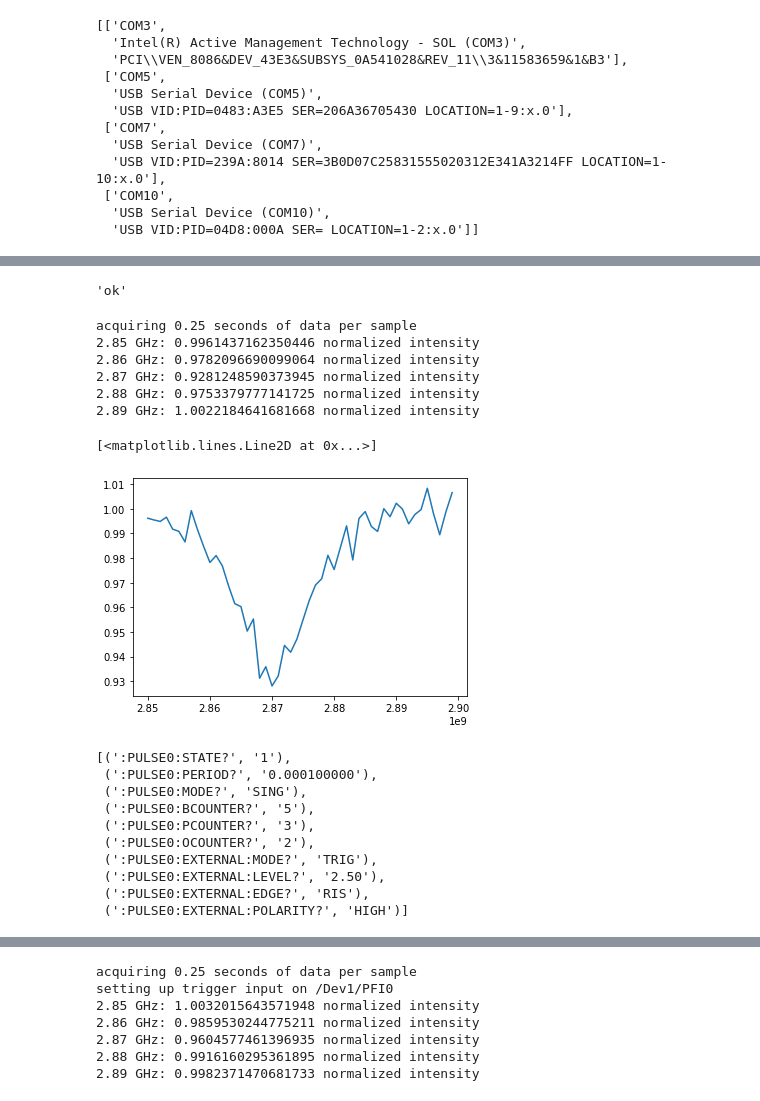
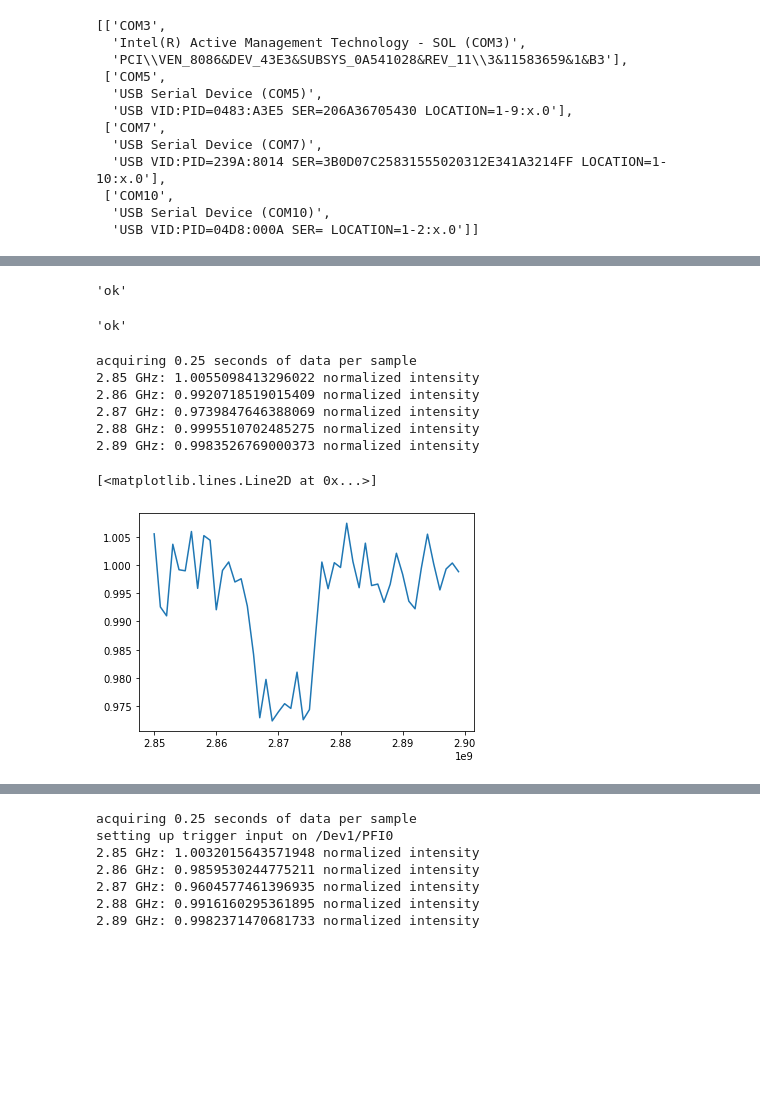
Before and after one commit to gadamc/cwodmr, a Jupyter notebook: cwodmr/my_cwodrm_v4_podmr_setup_test_external_daq_trigger.ipynb, the cells around one changed output, grey strips where cells are left out. Drawn from its saved outputs; the diff is of its cells as text; code cells hidden in the pictures; blank space fills up the shorter version.

```diff
--- a/cwodmr/my_cwodrm_v4_podmr_setup_test_external_daq_trigger.ipynb
+++ b/cwodmr/my_cwodrm_v4_podmr_setup_test_external_daq_trigger.ipynb
@@ -225,3 +229,7 @@ p = qcsapphire.Pulser('COM10')
+# %%
+p.multiplex(['B'], 'D')
+# %% [output]
+'ok'
 # %%
 p.set_all_state_off()
 # %%
@@ -255,7 +263,7 @@ def run_with_options(freq_low, freq_high, freq_step,
         daq_time = N_samples_per_step / clock_rate
         print(f'acquiring {daq_time} seconds of data per sample')
 
-        clock_task, edge_detector_task, edge_detector_reader = configure_tasks(post_fix_task_name = 'v4',
+        clock_task, edge_detector_task, edge_detector_reader = configure_tasks(post_fix_task_name = 'v6',
                                                                                 clock_rate = clock_rate,
                                                                                 N_data_samples_to_acquire = N_samples_per_step,
                                                                                 edge_input_channel = 'PFI12',
@@ -352,46 +360,33 @@ rfsynth.rf_off(0)
 # %%
 #now hardware is set up in podmr with AOM held open -- green laser power is significantly smaller than before
 
 freq_low = 2850e6
 freq_high = 2900e6
 freq_step = 1e6
 N = 50
 clock_rate = 200 #Hz
 trigger_input = None
 pulser = None
 rf = rfsynth
 use_new_edge_task = False
 new_clock_task = True
 continuous_daq = False
 normalize = True
-rf_power = -20
+rf_power = -15
 
 
 data_qudi_style = run_with_options(freq_low, freq_high, freq_step,  N, clock_rate,
                                    trigger_input, pulser, rf, use_new_edge_task,
                                    new_clock_task, continuous_daq, normalize, rf_power)
 
 
 plt.plot(data_qudi_style.keys(), data_qudi_style.values())
 # %% [output]
 acquiring 0.25 seconds of data per sample
-2.85 GHz: 0.9961437162350446 normalized intensity
-2.86 GHz: 0.9782096690099064 normalized intensity
-2.87 GHz: 0.9281248590373945 normalized intensity
-2.88 GHz: 0.9753379777141725 normalized intensity
-2.89 GHz: 1.0022184641681668 normalized intensity
+2.85 GHz: 1.0055098413296022 normalized intensity
+2.86 GHz: 0.9920718519015409 normalized intensity
+2.87 GHz: 0.9739847646388069 normalized intensity
+2.88 GHz: 0.9995510702485275 normalized intensity
+2.89 GHz: 0.9983526769000373 normalized intensity
 [<matplotlib.lines.Line2D at 0x...>]
-[figure, old version]
+[figure, new version]
-# %%
-p.report_global_settings()
-# %% [output]
-[(':PULSE0:STATE?', '1'),
- (':PULSE0:PERIOD?', '0.000100000'),
- (':PULSE0:MODE?', 'SING'),
- (':PULSE0:BCOUNTER?', '5'),
- (':PULSE0:PCOUNTER?', '3'),
- (':PULSE0:OCOUNTER?', '2'),
- (':PULSE0:EXTERNAL:MODE?', 'TRIG'),
- (':PULSE0:EXTERNAL:LEVEL?', '2.50'),
- (':PULSE0:EXTERNAL:EDGE?', 'RIS'),
- (':PULSE0:EXTERNAL:POLARITY?', 'HIGH')]
```
Also changed, not shown: parts of 6 cells of this notebook, 2 other files.
